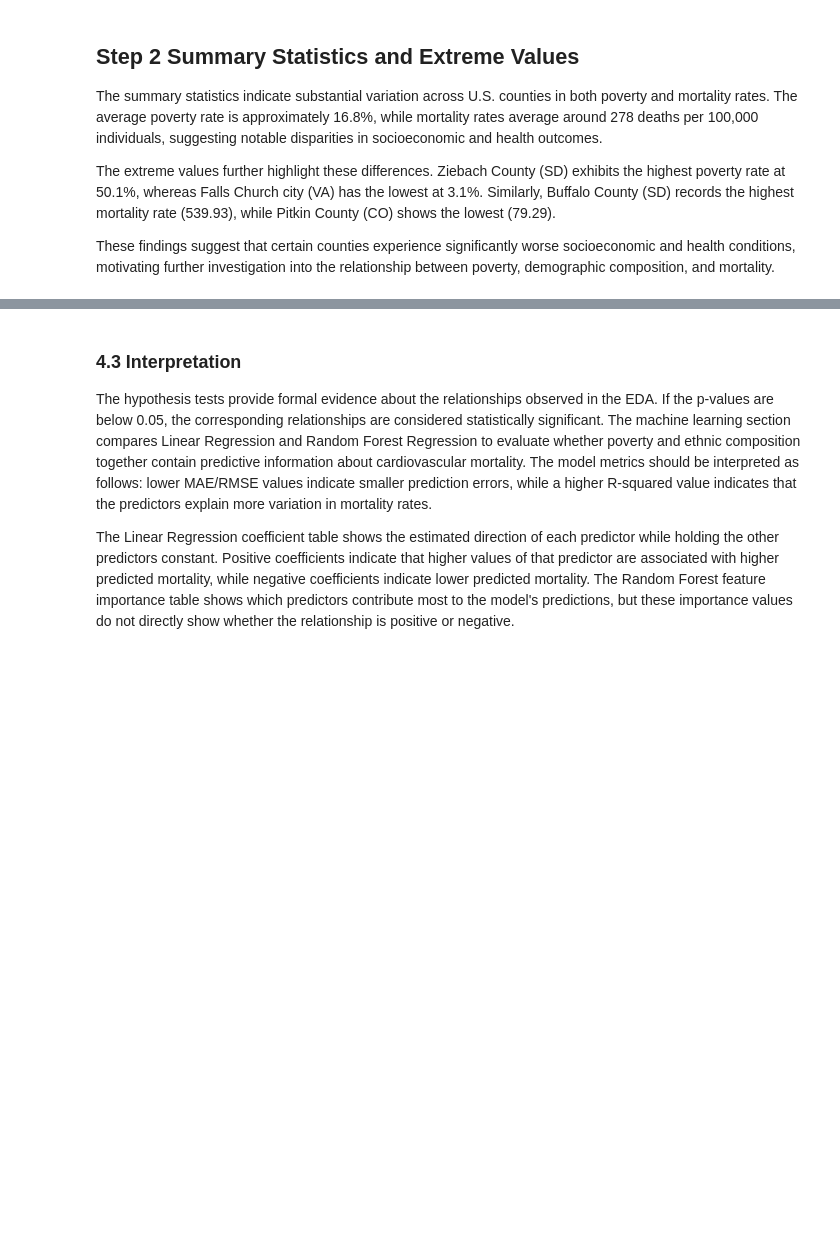
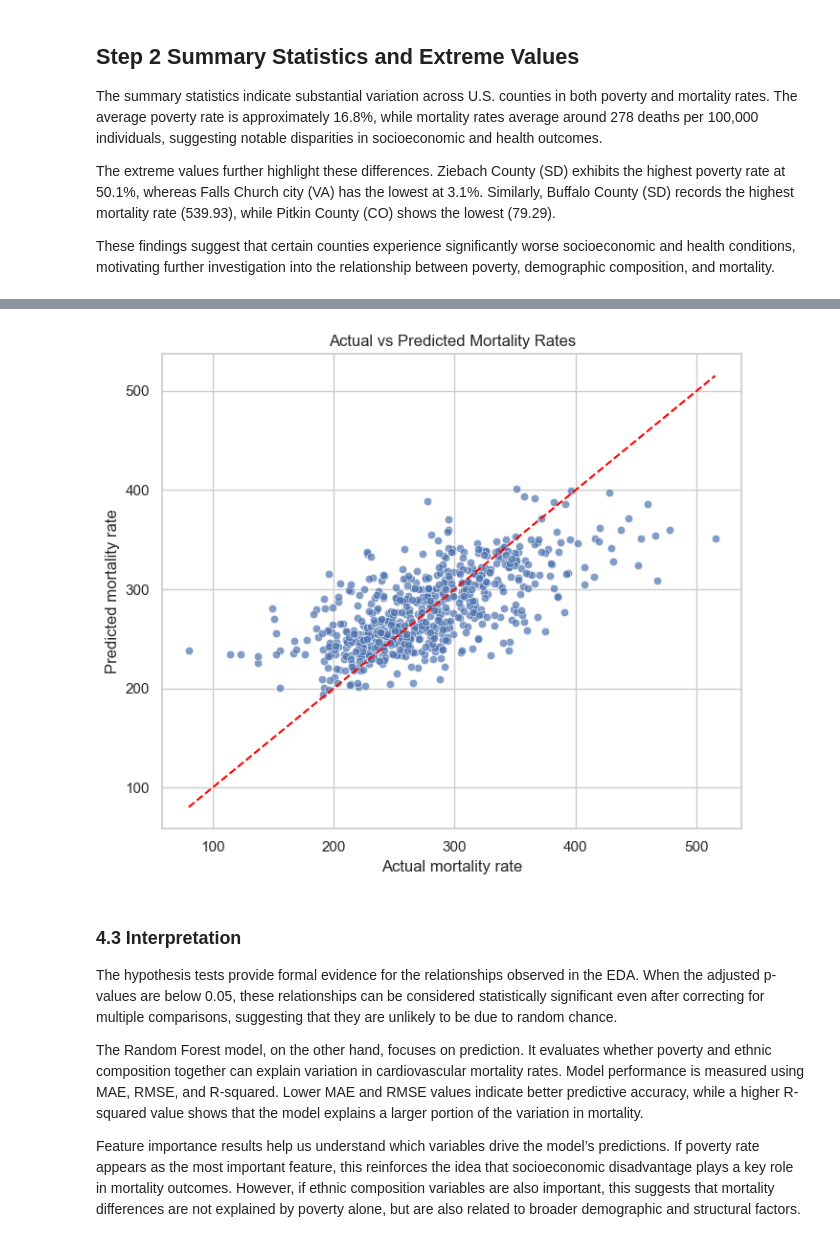
Before and after one commit to ranabetuldereli/DSA210-TermProject, a Jupyter notebook: DSA210projectrna.ipynb, the cells around one changed output, grey strips where cells are left out. Cells and saved outputs as stored; diff of their text form; code cells hidden in the pictures; blank space fills up the shorter version.

```diff
--- a/DSA210projectrna.ipynb
+++ b/DSA210projectrna.ipynb
@@ -599,17 +617,21 @@ display(rf_importance_df)
 # %%
 plt.figure(figsize=(7, 6))
 sns.scatterplot(x=y_test, y=y_pred, alpha=0.7)
 min_value = min(y_test.min(), y_pred.min())
 max_value = max(y_test.max(), y_pred.max())
 plt.plot([min_value, max_value], [min_value, max_value], color="red", linestyle="--")
-plt.title(f"Actual vs Predicted Mortality Rates ({best_model_name})")
+plt.title("Actual vs Predicted Mortality Rates")
 plt.xlabel("Actual mortality rate")
 plt.ylabel("Predicted mortality rate")
 plt.tight_layout()
 plt.show()
+# %% [output]
+[figure, added]
 # %% [markdown]
 ### 4.3 Interpretation
 
-The hypothesis tests provide formal evidence about the relationships observed in the EDA. If the p-values are below 0.05, the corresponding relationships are considered statistically significant. The machine learning section compares Linear Regression and Random Forest Regression to evaluate whether poverty and ethnic composition together contain predictive information about cardiovascular mortality. The model metrics should be interpreted as follows: lower MAE/RMSE values indicate smaller prediction errors, while a higher R-squared value indicates that the predictors explain more variation in mortality rates.
+The hypothesis tests provide formal evidence for the relationships observed in the EDA. When the adjusted p-values are below 0.05, these relationships can be considered statistically significant even after correcting for multiple comparisons, suggesting that they are unlikely to be due to random chance.
 
-The Linear Regression coefficient table shows the estimated direction of each predictor while holding the other predictors constant. Positive coefficients indicate that higher values of that predictor are associated with higher predicted mortality, while negative coefficients indicate lower predicted mortality. The Random Forest feature importance table shows which predictors contribute most to the model's predictions, but these importance values do not directly show whether the relationship is positive or negative.
+The Random Forest model, on the other hand, focuses on prediction. It evaluates whether poverty and ethnic composition together can explain variation in cardiovascular mortality rates. Model performance is measured using MAE, RMSE, and R-squared. Lower MAE and RMSE values indicate better predictive accuracy, while a higher R-squared value shows that the model explains a larger portion of the variation in mortality.
+
+Feature importance results help us understand which variables drive the model’s predictions. If poverty rate appears as the most important feature, this reinforces the idea that socioeconomic disadvantage plays a key role in mortality outcomes. However, if ethnic composition variables are also important, this suggests that mortality differences are not explained by poverty alone, but are also related to broader demographic and structural factors.
```
Also changed, not shown: parts of 21 cells of this notebook.
